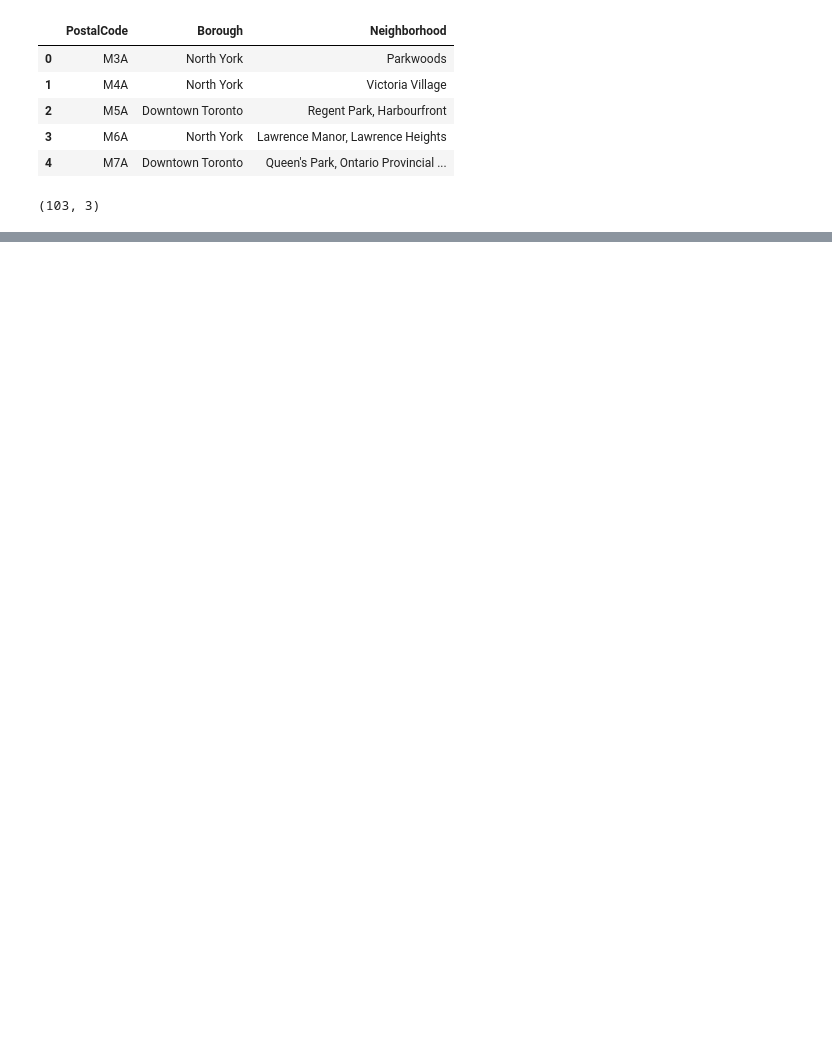
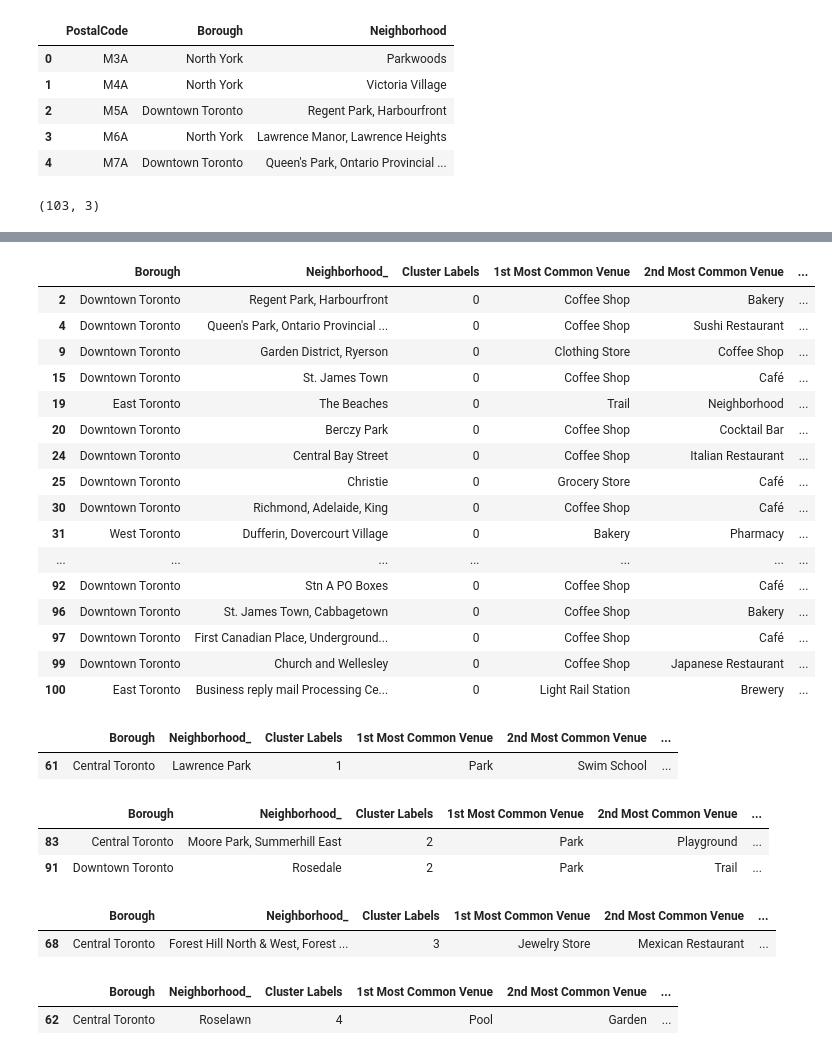
Before and after one commit to BlondinOo/Coursera_Capstone, a Jupyter notebook: SegmentingAndClusteringToronto.ipynb, the cells around one changed output, grey strips where cells are left out. Cells and saved outputs as stored; diff of their text form; code cells hidden in the pictures; blank space fills up the shorter version.

Commit message:
First submission

```diff
--- a/SegmentingAndClusteringToronto.ipynb
+++ b/SegmentingAndClusteringToronto.ipynb
@@ -82,0 +380,8 @@ df.shape
+# %%
+toronto_grouped = toronto_onehot.groupby('Neighborhood_').mean().reset_index()
+# %%
+def return_most_common_venues(row, num_top_venues):
+    row_categories = row.iloc[1:]
+    row_categories_sorted = row_categories.sort_values(ascending=False)
+
+    return row_categories_sorted.index.values[0:num_top_venues]
@@ -82,0 +417,16 @@ df.shape
+# %%
+
+# import k-means from clustering stage
+from sklearn.cluster import KMeans
+
+
+# set number of clusters
+kclusters = 5
+
+toronto_grouped_clustering = toronto_grouped.drop('Neighborhood_', 1)
+
+# run k-means clustering
+kmeans = KMeans(n_clusters=kclusters, random_state=0).fit(toronto_grouped_clustering)
+
+# check cluster labels generated for each row in the dataframe
+kmeans.labels_
@@ -82,0 +440,13 @@ df.shape
+# %%
+# add clustering labels
+neighborhoods_venues_sorted.insert(0, 'Cluster Labels', kmeans.labels_)
+
+toronto_merged = toronto_boroughs
+toronto_merged.columns =['PostalCode', 'Borough', 'Neighborhood_', 'Latitude', 'Longitude']
+
+
+# merge toronto_grouped with toronto_data to add latitude/longitude for each neighborhood
+toronto_merged = toronto_merged.join(neighborhoods_venues_sorted.set_index('Neighborhood_'), on='Neighborhood_')
+
+#toronto_merged = pd.merge(toronto_merged, neighborhoods_venues_sorted, left_on='Neighborhood', right_on='Neighborhood_')
+toronto_merged.head()
@@ -82,0 +486,41 @@ df.shape
+# %%
+toronto_merged.loc[toronto_merged['Cluster Labels'] == 0, toronto_merged.columns[[1,2] + list(range(5, toronto_merged.shape[1]))]]
+# %% [output]
+|  | Borough | Neighborhood_ | Cluster Labels | 1st Most Common Venue | 2nd Most Common Venue | ... |
+| 2 | Downtown Toronto | Regent Park, Harbourfront | 0 | Coffee Shop | Bakery | ... |
+| 4 | Downtown Toronto | Queen's Park, Ontario Provincial ... | 0 | Coffee Shop | Sushi Restaurant | ... |
+| 9 | Downtown Toronto | Garden District, Ryerson | 0 | Clothing Store | Coffee Shop | ... |
+| 15 | Downtown Toronto | St. James Town | 0 | Coffee Shop | Café | ... |
+| 19 | East Toronto | The Beaches | 0 | Trail | Neighborhood | ... |
+| 20 | Downtown Toronto | Berczy Park | 0 | Coffee Shop | Cocktail Bar | ... |
+| 24 | Downtown Toronto | Central Bay Street | 0 | Coffee Shop | Italian Restaurant | ... |
+| 25 | Downtown Toronto | Christie | 0 | Grocery Store | Café | ... |
+| 30 | Downtown Toronto | Richmond, Adelaide, King | 0 | Coffee Shop | Café | ... |
+| 31 | West Toronto | Dufferin, Dovercourt Village | 0 | Bakery | Pharmacy | ... |
+| ... | ... | ... | ... | ... | ... | ... |
+| 92 | Downtown Toronto | Stn A PO Boxes | 0 | Coffee Shop | Café | ... |
+| 96 | Downtown Toronto | St. James Town, Cabbagetown | 0 | Coffee Shop | Bakery | ... |
+| 97 | Downtown Toronto | First Canadian Place, Underground... | 0 | Coffee Shop | Café | ... |
+| 99 | Downtown Toronto | Church and Wellesley | 0 | Coffee Shop | Japanese Restaurant | ... |
+| 100 | East Toronto | Business reply mail Processing Ce... | 0 | Light Rail Station | Brewery | ... |
+# %%
+toronto_merged.loc[toronto_merged['Cluster Labels'] == 1, toronto_merged.columns[[1,2] + list(range(5, toronto_merged.shape[1]))]]
+# %% [output]
+|  | Borough | Neighborhood_ | Cluster Labels | 1st Most Common Venue | 2nd Most Common Venue | ... |
+| 61 | Central Toronto | Lawrence Park | 1 | Park | Swim School | ... |
+# %%
+toronto_merged.loc[toronto_merged['Cluster Labels'] == 2, toronto_merged.columns[[1,2] + list(range(5, toronto_merged.shape[1]))]]
+# %% [output]
+|  | Borough | Neighborhood_ | Cluster Labels | 1st Most Common Venue | 2nd Most Common Venue | ... |
+| 83 | Central Toronto | Moore Park, Summerhill East | 2 | Park | Playground | ... |
+| 91 | Downtown Toronto | Rosedale | 2 | Park | Trail | ... |
+# %%
+toronto_merged.loc[toronto_merged['Cluster Labels'] == 3, toronto_merged.columns[[1,2] + list(range(5, toronto_merged.shape[1]))]]
+# %% [output]
+|  | Borough | Neighborhood_ | Cluster Labels | 1st Most Common Venue | 2nd Most Common Venue | ... |
+| 68 | Central Toronto | Forest Hill North & West, Forest ... | 3 | Jewelry Store | Mexican Restaurant | ... |
+# %%
+toronto_merged.loc[toronto_merged['Cluster Labels'] == 4, toronto_merged.columns[[1,2] + list(range(5, toronto_merged.shape[1]))]]
+# %% [output]
+|  | Borough | Neighborhood_ | Cluster Labels | 1st Most Common Venue | 2nd Most Common Venue | ... |
+| 62 | Central Toronto | Roselawn | 4 | Pool | Garden | ... |
```
Also changed, not shown: parts of 32 cells of this notebook, 6 other files.
